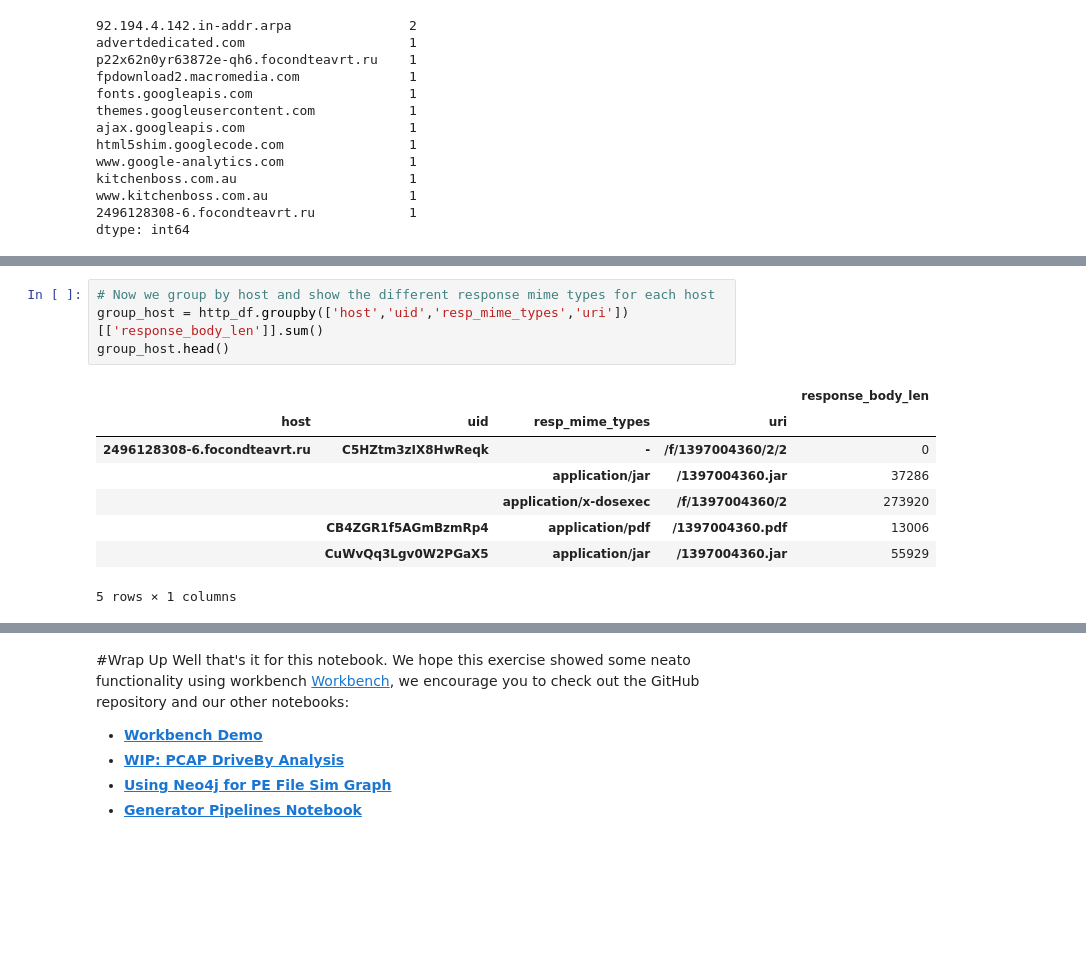
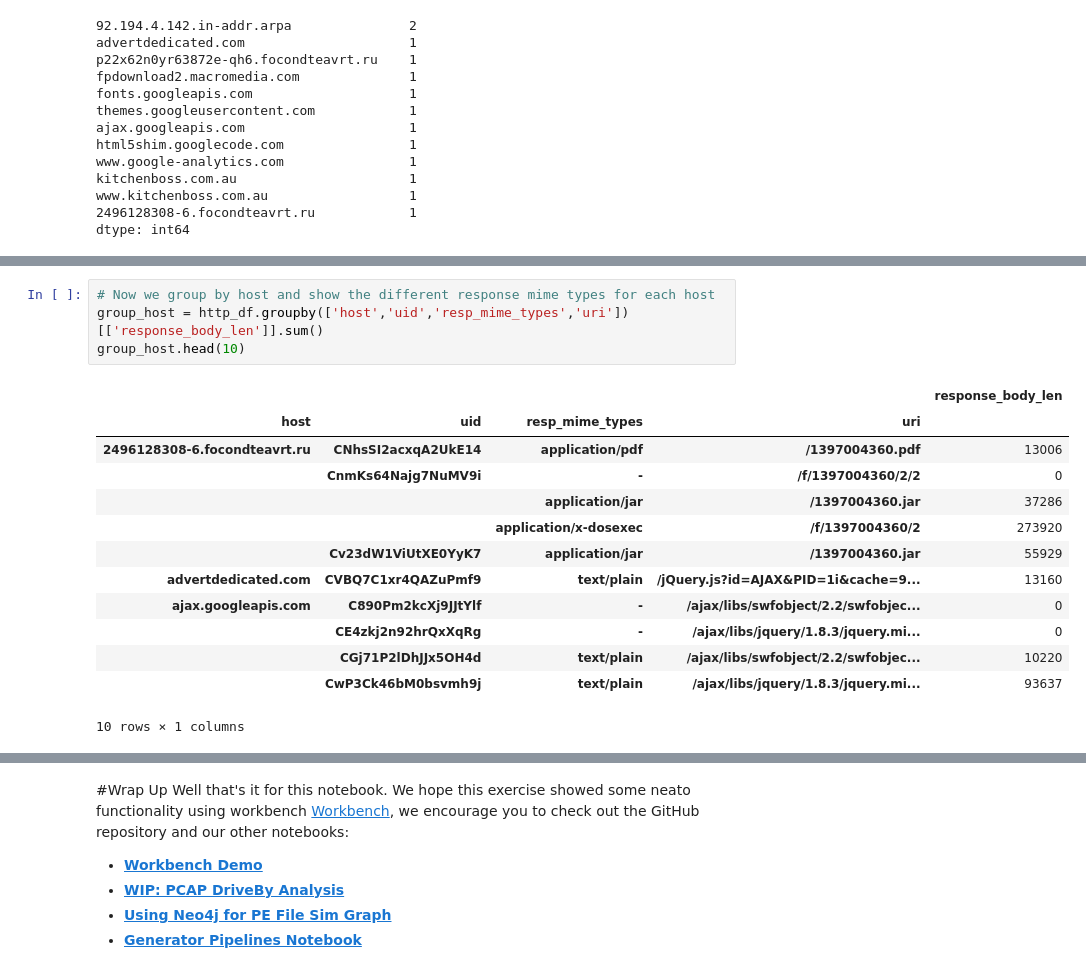
Before and after one commit to ollie314/workbench, a Jupyter notebook: notebooks/PCAP_DriveBy.ipynb, the cells around one changed output, grey strips where cells are left out. Drawn from its saved outputs; the diff is of its cells as text; blank space fills up the shorter version.

```diff
--- a/notebooks/PCAP_DriveBy.ipynb
+++ b/notebooks/PCAP_DriveBy.ipynb
@@ -200,16 +200,21 @@ We want to look at the HTTP data to see what kind of data was transferred from t
 # %%
 # Now we group by host and show the different response mime types for each host
 group_host = http_df.groupby(['host','uid','resp_mime_types','uri'])[['response_body_len']].sum()
-group_host.head()
+group_host.head(10)
 # %% [output]
 |  |  |  |  | response_body_len |
 | host | uid | resp_mime_types | uri |  |
-| 2496128308-6.focondteavrt.ru | C5HZtm3zIX8HwReqk | - | /f/1397004360/2/2 | 0 |
+| 2496128308-6.focondteavrt.ru | CNhsSI2acxqA2UkE14 | application/pdf | /1397004360.pdf | 13006 |
+|  | CnmKs64Najg7NuMV9i | - | /f/1397004360/2/2 | 0 |
 |  |  | application/jar | /1397004360.jar | 37286 |
 |  |  | application/x-dosexec | /f/1397004360/2 | 273920 |
-|  | CB4ZGR1f5AGmBzmRp4 | application/pdf | /1397004360.pdf | 13006 |
-|  | CuWvQq3Lgv0W2PGaX5 | application/jar | /1397004360.jar | 55929 |
+|  | Cv23dW1ViUtXE0YyK7 | application/jar | /1397004360.jar | 55929 |
+| advertdedicated.com | CVBQ7C1xr4QAZuPmf9 | text/plain | /jQuery.js?id=AJAX&PID=1i&cache=9... | 13160 |
+| ajax.googleapis.com | C890Pm2kcXj9JJtYlf | - | /ajax/libs/swfobject/2.2/swfobjec... | 0 |
+|  | CE4zkj2n92hrQxXqRg | - | /ajax/libs/jquery/1.8.3/jquery.mi... | 0 |
+|  | CGj71P2lDhJJx5OH4d | text/plain | /ajax/libs/swfobject/2.2/swfobjec... | 10220 |
+|  | CwP3Ck46bM0bsvmh9j | text/plain | /ajax/libs/jquery/1.8.3/jquery.mi... | 93637 |
-5 rows × 1 columns
+10 rows × 1 columns
 # %% [markdown]
 <div style="float: left; margin: 0px 30px 0px 30px"><img src="files/images/anxious.jpg" width="200px"></div>
 ## Okay so now that we're looking at the http data we're not feeling any better
```
Also changed, not shown: parts of 14 cells of this notebook, 1 other file.
